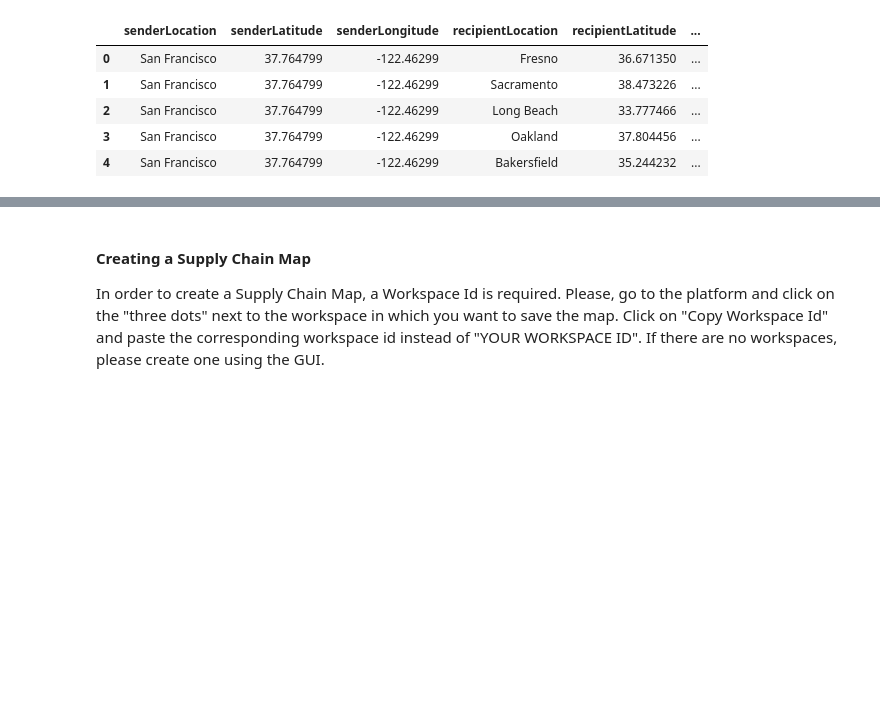
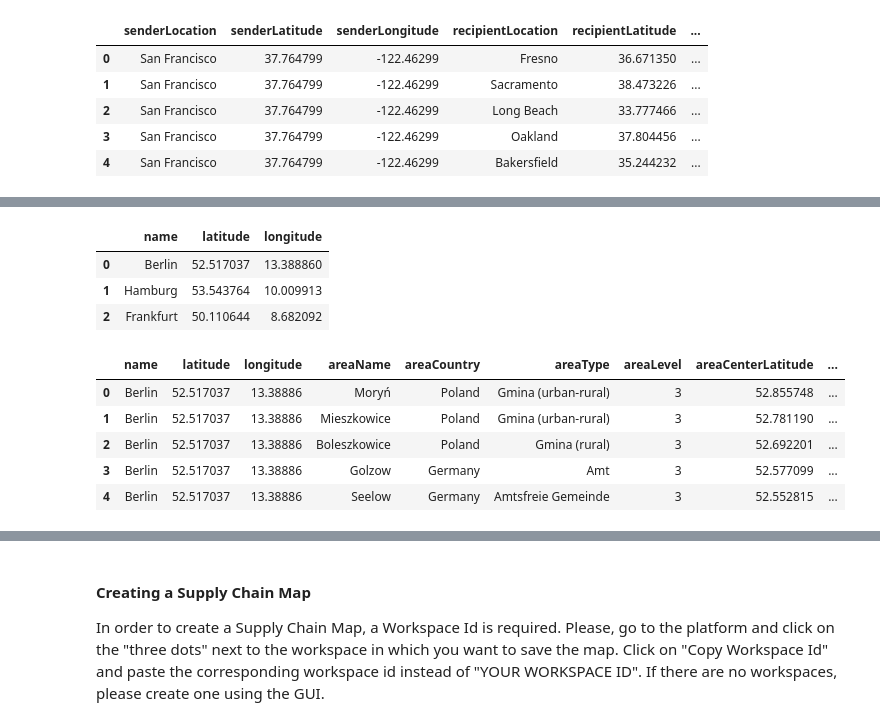
Before and after one commit to log-hub/log-hub-python, a Jupyter notebook: examples/pyloghub_package_demo.ipynb, the cells around one changed output, grey strips where cells are left out. Cells and saved outputs as stored; diff of their text form; code cells hidden in the pictures; blank space fills up the shorter version.

```diff
--- a/examples/pyloghub_package_demo.ipynb
+++ b/examples/pyloghub_package_demo.ipynb
@@ -213,0 +298,17 @@ reverse_distance_calculation_df.head()
+# %%
+from pyloghub.isochrone_plus import reverse_isochrone_plus, reverse_isochrone_plus_sample_data
+from IPython.display import display
+
+sample_data = reverse_isochrone_plus_sample_data()
+coordinates_df = sample_data['coordinates']
+parameters = sample_data['parameters']
+
+save_scenario = sample_data['saveScenarioParameters']
+save_scenario['saveScenario'] = True
+save_scenario['scenarioName'] = "IP rev button"
+save_scenario['workspaceId'] = "2fdb6508020000336eda5932b32c114f9db46ccb"
+
+geocoded_data_df, reachable_areas_df = reverse_isochrone_plus(coordinates_df, parameters, api_key, save_scenario, show_buttons=True)
+display(geocoded_data_df.head())
+display(reachable_areas_df.head())
+# %% [output]
@@ -214,3 +316,13 @@ reverse_distance_calculation_df.head()
+|  | name | latitude | longitude |
+| 0 | Berlin | 52.517037 | 13.388860 |
+| 1 | Hamburg | 53.543764 | 10.009913 |
+| 2 | Frankfurt | 50.110644 | 8.682092 |
+|  | name | latitude | longitude | areaName | areaCountry | areaType | areaLevel | areaCenterLatitude | ... |
+| 0 | Berlin | 52.517037 | 13.38886 | Moryń | Poland | Gmina (urban-rural) | 3 | 52.855748 | ... |
+| 1 | Berlin | 52.517037 | 13.38886 | Mieszkowice | Poland | Gmina (urban-rural) | 3 | 52.781190 | ... |
+| 2 | Berlin | 52.517037 | 13.38886 | Boleszkowice | Poland | Gmina (rural) | 3 | 52.692201 | ... |
+| 3 | Berlin | 52.517037 | 13.38886 | Golzow | Germany | Amt | 3 | 52.577099 | ... |
+| 4 | Berlin | 52.517037 | 13.38886 | Seelow | Germany | Amtsfreie Gemeinde | 3 | 52.552815 | ... |
 # %% [markdown]
 <p align="left">
   <img src="../examples\assets\supply_chain_maps.png" alt="Header Image"  width="980"/>
```
Also changed, not shown: parts of 17 cells of this notebook.
